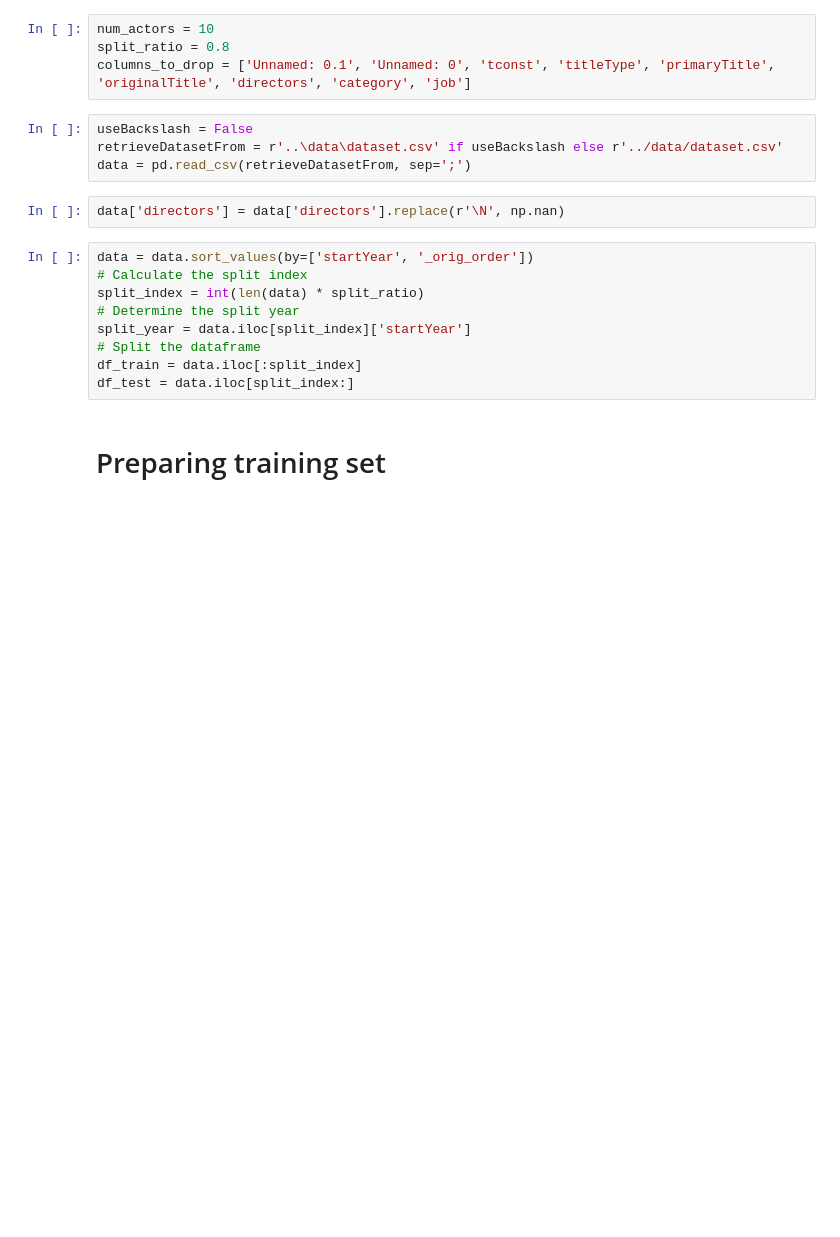
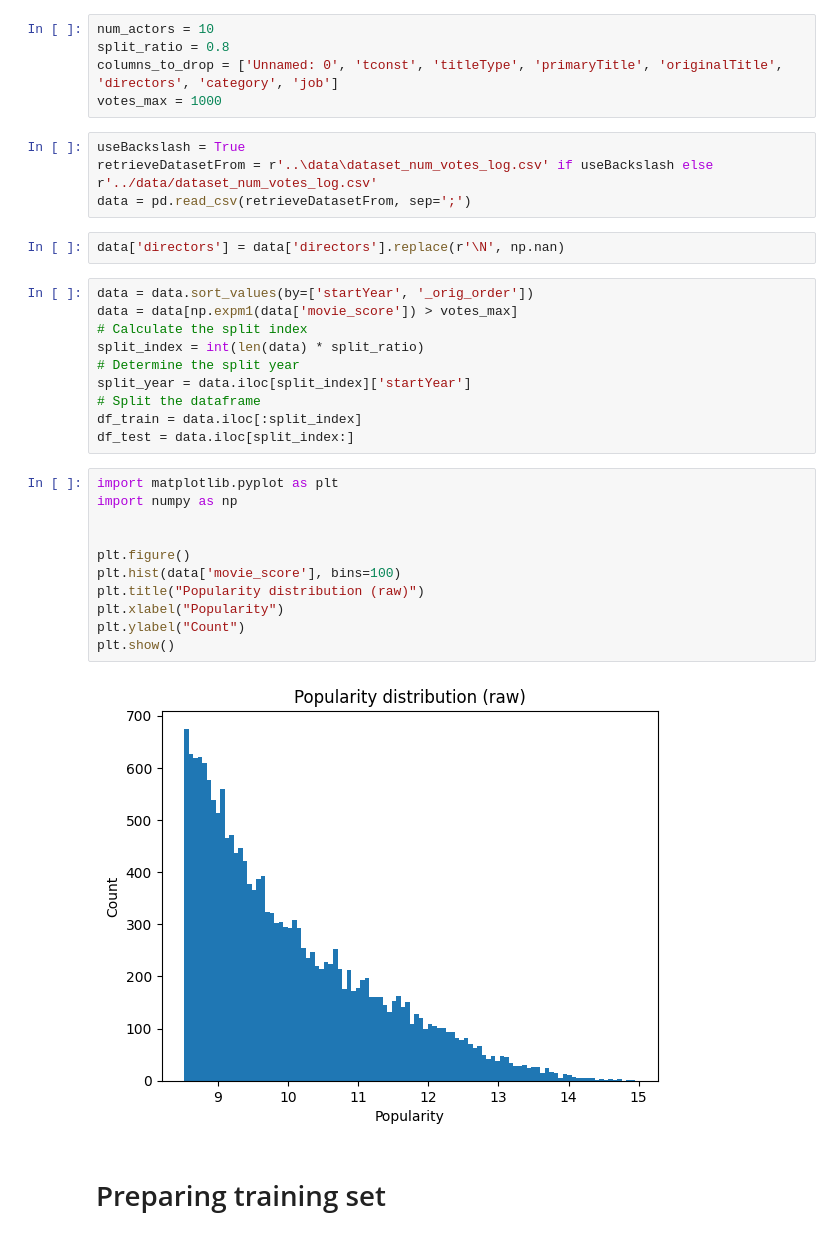
Before and after one commit to ande310g/imdb, a Jupyter notebook: src/Splitting_dataset.ipynb, the cells around one changed output. Cells and saved outputs as stored; diff of their text form; blank space fills up the shorter version.

```diff
--- a/src/Splitting_dataset.ipynb
+++ b/src/Splitting_dataset.ipynb
@@ -71,15 +72,17 @@ def align_columns(df_train, df_test):
 # %%
 num_actors = 10
 split_ratio = 0.8
-columns_to_drop = ['Unnamed: 0.1', 'Unnamed: 0', 'tconst', 'titleType', 'primaryTitle', 'originalTitle', 'directors', 'category', 'job']
+columns_to_drop = ['Unnamed: 0', 'tconst', 'titleType', 'primaryTitle', 'originalTitle', 'directors', 'category', 'job']
+votes_max = 1000
 # %%
-useBackslash = False
-retrieveDatasetFrom = r'..\data\dataset.csv' if useBackslash else r'../data/dataset.csv'
+useBackslash = True
+retrieveDatasetFrom = r'..\data\dataset_num_votes_log.csv' if useBackslash else r'../data/dataset_num_votes_log.csv'
 data = pd.read_csv(retrieveDatasetFrom, sep=';')
 # %%
 data['directors'] = data['directors'].replace(r'\N', np.nan)
 # %%
 data = data.sort_values(by=['startYear', '_orig_order'])
+data = data[np.expm1(data['movie_score']) > votes_max]
 # Calculate the split index
 split_index = int(len(data) * split_ratio)
 # Determine the split year
@@ -87,6 +90,19 @@ split_year = data.iloc[split_index]['startYear']
 # Split the dataframe
 df_train = data.iloc[:split_index]
 df_test = data.iloc[split_index:]
+# %%
+import matplotlib.pyplot as plt
+import numpy as np
+
+
+plt.figure()
+plt.hist(data['movie_score'], bins=100)
+plt.title("Popularity distribution (raw)")
+plt.xlabel("Popularity")
+plt.ylabel("Count")
+plt.show()
+# %% [output]
+[figure, added]
 # %% [markdown]
 # Preparing training set
 # %% [markdown]
```
Also changed, not shown: parts of 7 cells of this notebook, 5 other files.
